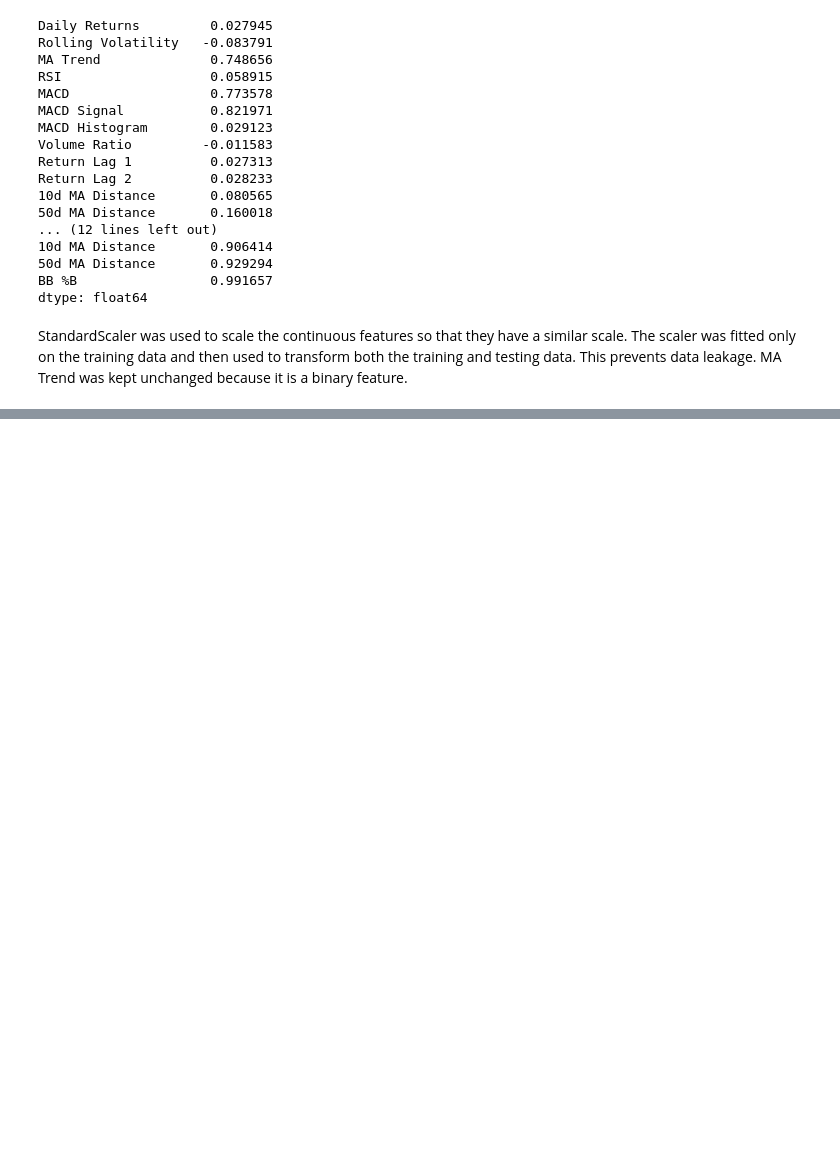
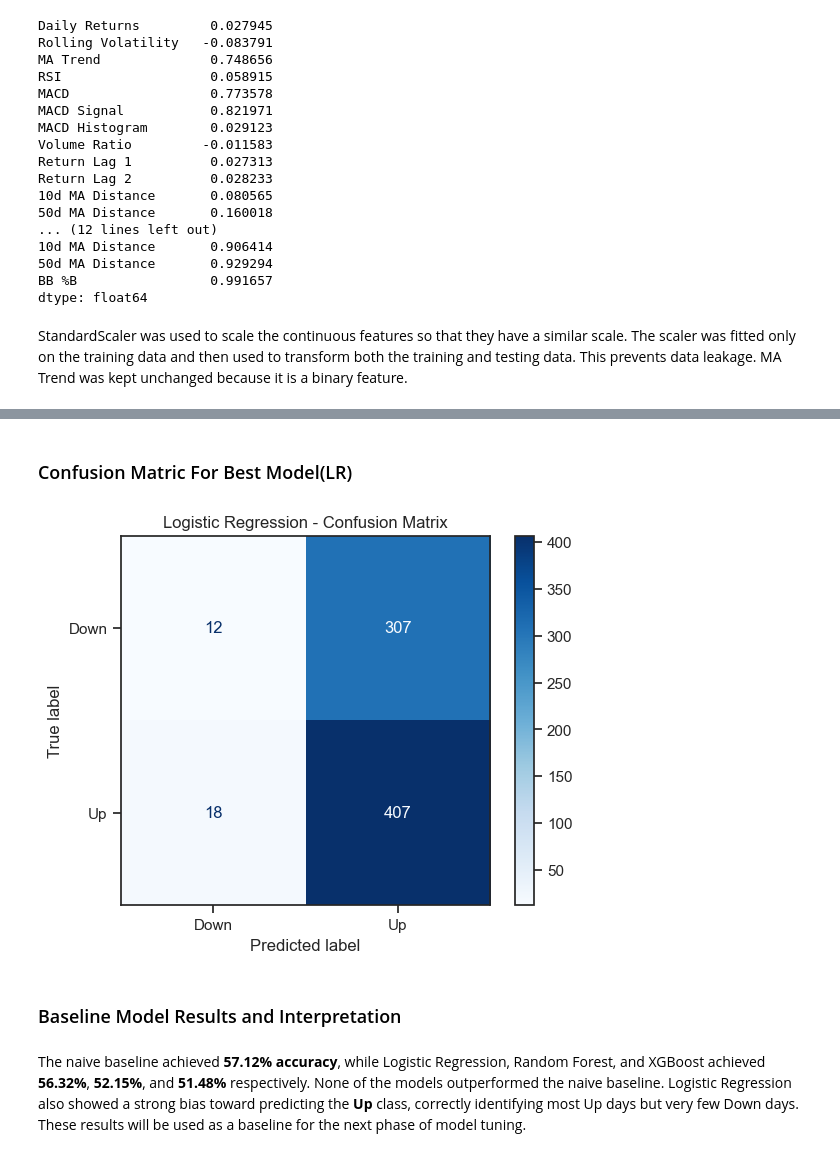
Before and after one commit to Junaid-Haider/Stock-Price-Direction-Predictor, a Jupyter notebook: notebooks/analysis.ipynb, the cells around one changed output, grey strips where cells are left out. Cells and saved outputs as stored; diff of their text form; code cells hidden in the pictures; blank space fills up the shorter version.

Commit message:
Build And Evaluated Baseline Models

```diff
--- a/notebooks/analysis.ipynb
+++ b/notebooks/analysis.ipynb
@@ -808,0 +823,4 @@ StandardScaler was used to scale the continuous features so that they have a sim
+# %%
+from sklearn.linear_model import LogisticRegression
+log_model=LogisticRegression()
+log_model.fit(X_train_scaled,y_train)
@@ -808,0 +829,3 @@ StandardScaler was used to scale the continuous features so that they have a sim
+# %%
+log_predictions=log_model.predict(X_test_scaled)
+log_probabilities=log_model.predict_proba(X_test_scaled)[:,1]
@@ -808,0 +933,16 @@ StandardScaler was used to scale the continuous features so that they have a sim
+# %% [markdown]
+### Confusion Matric For Best Model(LR)
+# %%
+cm=confusion_matrix(y_test,log_predictions)
+disp=ConfusionMatrixDisplay(confusion_matrix=cm,display_labels=["Down","Up"])
+disp.plot(cmap="Blues")
+plt.title("Logistic Regression - Confusion Matrix")
+plt.show()
+# %% [output]
+[figure, added]
+# %% [markdown]
+### Baseline Model Results and Interpretation
+# %% [markdown]
+The naive baseline achieved **57.12% accuracy**, while Logistic Regression, Random Forest, and XGBoost achieved **56.32%**, **52.15%**, and **51.48%** respectively.
+None of the models outperformed the naive baseline. Logistic Regression also showed a strong bias toward predicting the **Up** class, correctly identifying most Up days but very few Down days.
+These results will be used as a baseline for the next phase of model tuning.
```
Also changed, not shown: parts of 19 cells of this notebook.
